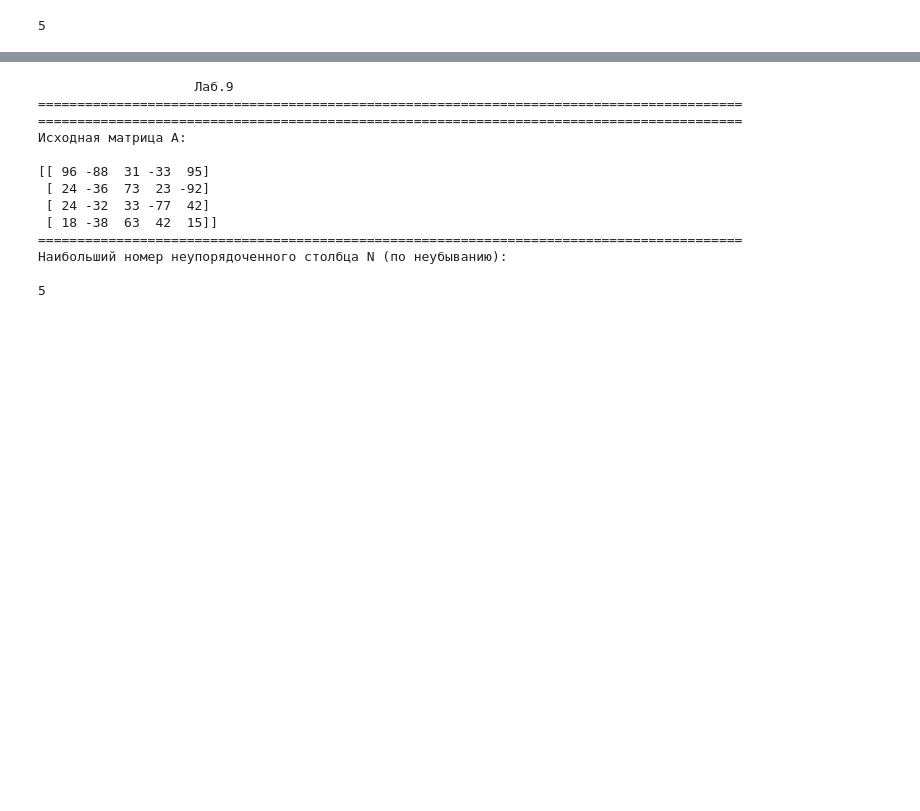
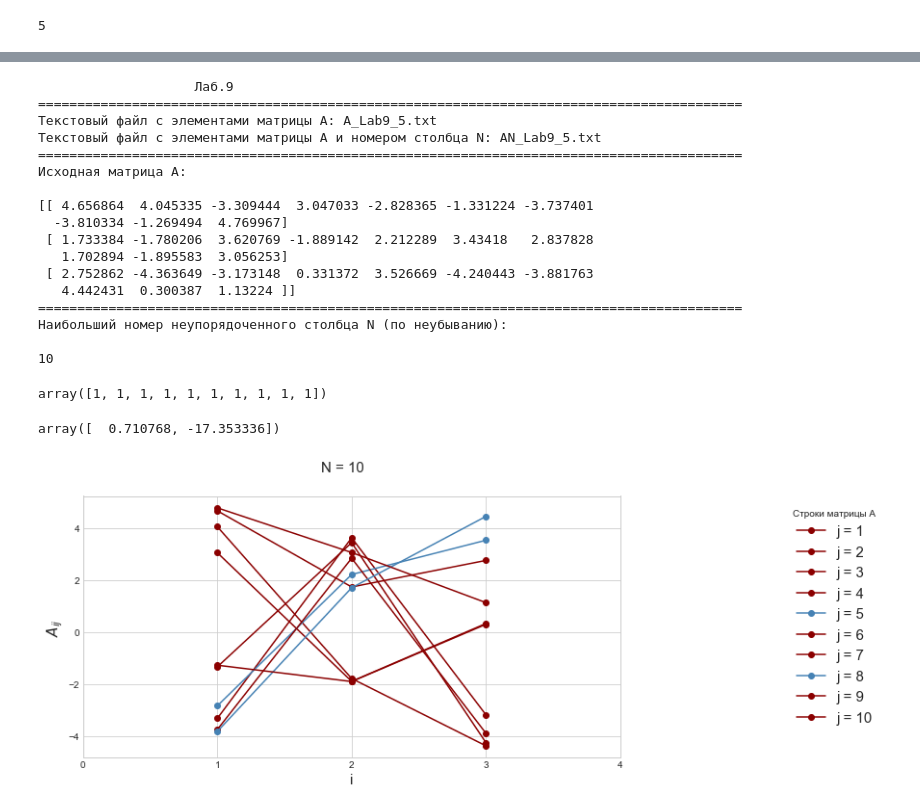
Before and after one commit to OlgaBelitskaya/math_20182019, a Jupyter notebook: program_lab9.ipynb, the cells around one changed output, grey strips where cells are left out. Drawn from its saved outputs; the diff is of its cells as text; code cells hidden in the pictures; blank space fills up the shorter version.

```diff
--- a/program_lab9.ipynb
+++ b/program_lab9.ipynb
@@ -89,11 +112,11 @@ print(A3, '\n\n', A3.shape)
 # %%
 print(20*' ' + 'Лаб.9\n' + 90*'=')
 
-# fin = str(input('Текстовый файл с элементами матрицы A: '))
-# fout = str(input('Текстовый файл с элементами матрицы A и номером столбца N: '))
+fin = str(input('Текстовый файл с элементами матрицы A: '))
+fout = str(input('Текстовый файл с элементами матрицы A и номером столбца N: '))
 
 print(90*'=' + '\n' + 'Исходная матрица A: \n')
-A = numpy.loadtxt('A_Lab9_1.txt', dtype='int')
+A = numpy.loadtxt(fin, dtype='float')
 print(A)
 
 if sum(numpy.sum(A == numpy.sort(A, axis=0), axis=0) < A.shape[0]) != 0:
@@ -102,18 +125,54 @@ if sum(numpy.sum(A == numpy.sort(A, axis=0), axis=0) < A.shape[0]) != 0:
     print(90*'=' + '\n' + 'Наибольший номер неупорядоченного столбца N (по неубыванию): \n')
     print(N)
 else:
+    N = 0
     print(90*'=' + '\n' + 'Все столбцы матрицы сортированы по неубыванию)')
+
+with open(fout, 'w') as f:
+    for i in range(len(A)):
+        f.write("{}\n".format(A[i]))
+    f.write("{}\n".format(N))
 # %% [output]
                     Лаб.9
 ==========================================================================================
+Текстовый файл с элементами матрицы A: A_Lab9_5.txt
+Текстовый файл с элементами матрицы A и номером столбца N: AN_Lab9_5.txt
 ==========================================================================================
 Исходная матрица A:
 
-[[ 96 -88  31 -33  95]
- [ 24 -36  73  23 -92]
- [ 24 -32  33 -77  42]
- [ 18 -38  63  42  15]]
+[[ 4.656864  4.045335 -3.309444  3.047033 -2.828365 -1.331224 -3.737401
+  -3.810334 -1.269494  4.769967]
+ [ 1.733384 -1.780206  3.620769 -1.889142  2.212289  3.43418   2.837828
+   1.702894 -1.895583  3.056253]
+ [ 2.752862 -4.363649 -3.173148  0.331372  3.526669 -4.240443 -3.881763
+   4.442431  0.300387  1.13224 ]]
 ==========================================================================================
 Наибольший номер неупорядоченного столбца N (по неубыванию):
 
-5
+10
+# %%
+numpy.sum(A == numpy.sort(A, axis=0)[i], axis=0)
+# %% [output]
+array([1, 1, 1, 1, 1, 1, 1, 1, 1, 1])
+# %%
+A[:,1]
+# %% [output]
+array([  0.710768, -17.353336])
+# %%
+pylab.figure(figsize=(10,5))
+col = ['steelblue', 'darkred']
+s = numpy.sum(A == numpy.sort(A, axis=0), axis=0) < A.shape[0]
+for i in range(A.shape[1]):
+    pylab.plot(range(A.shape[0]), A[:,i],
+               '-o', c=col[int(s[i])],
+               label='j = ' + str(i+1))
+
+pylab.suptitle('N = ' + str(N), fontsize=15)
+pylab.xlabel('i', fontsize=15)
+pylab.ylabel(r'$A_{ij}$', fontsize=15)
+pylab.xticks(range(-1, A.shape[0]+1), range(A.shape[0]+2));
+pylab.legend(title='Строки матрицы A',
+             fontsize=15, shadow=True,
+             bbox_to_anchor=(1.5,1.0));
+# %% [output]
+[figure, added]
```
Also changed, not shown: parts of 8 cells of this notebook.
